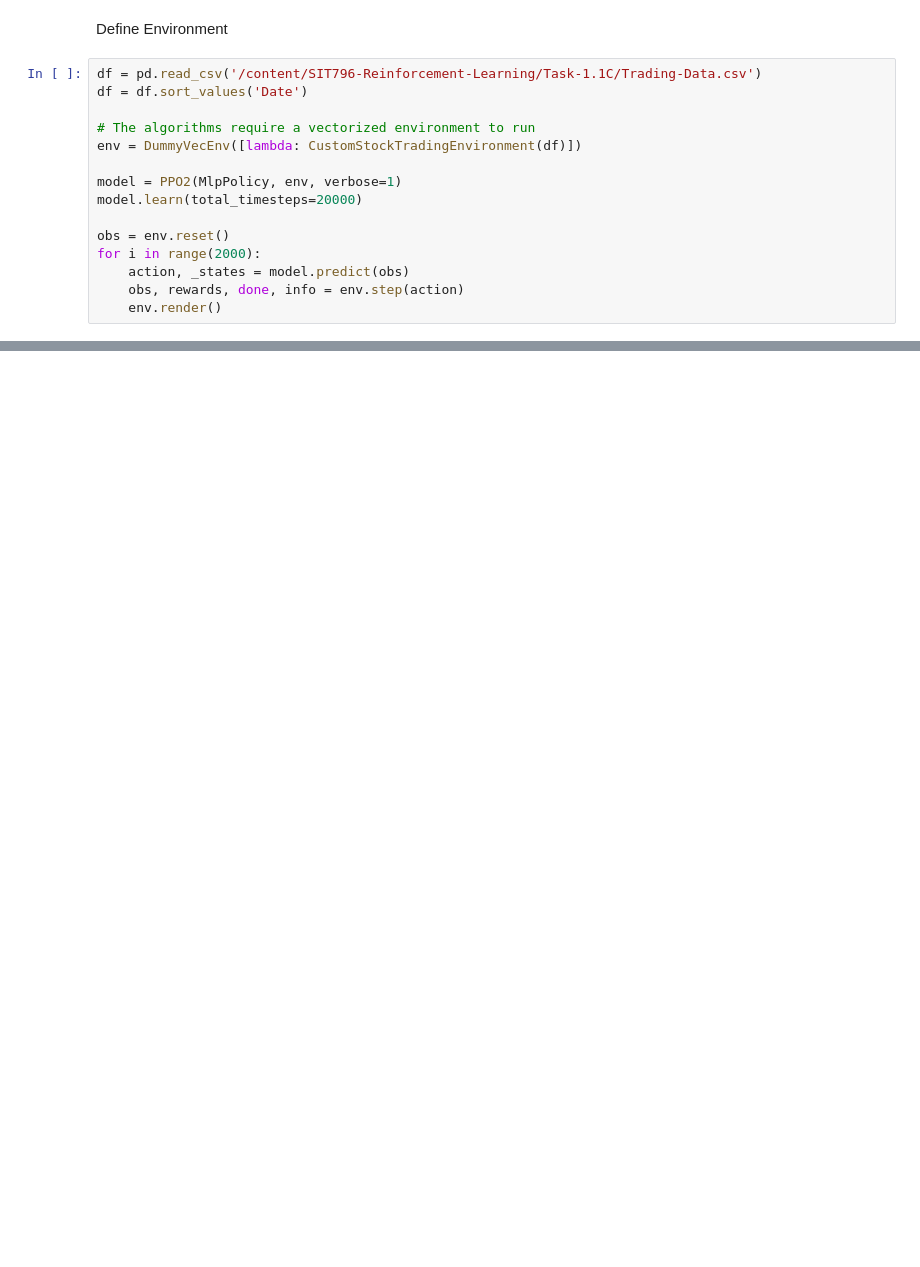
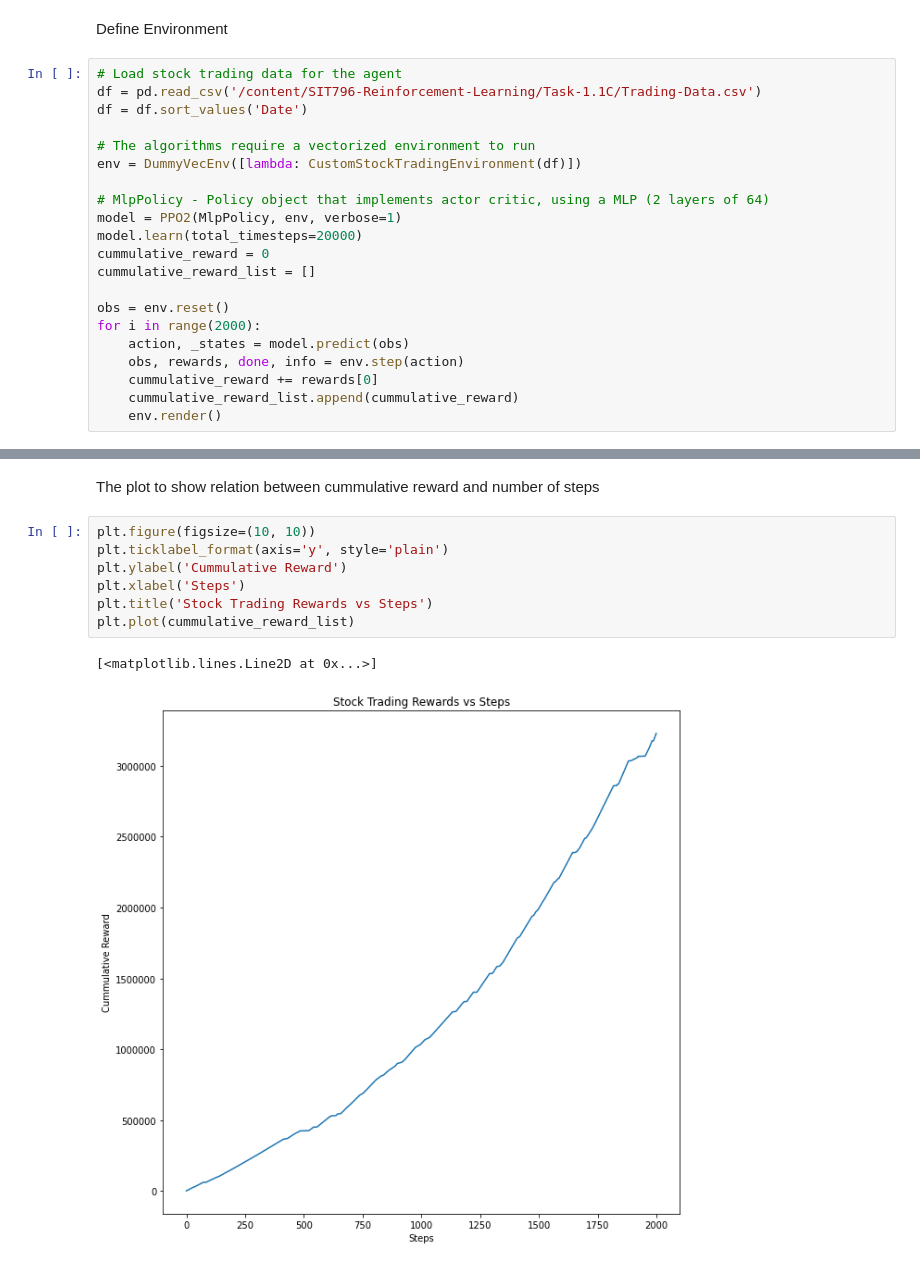
Before and after one commit to anand-bidwalkar/SIT796-Reinforcement-Learning, a Jupyter notebook: Task-1.1C/SIT796_Task1_1C.ipynb, the cells around one changed output, grey strips where cells are left out. Saved outputs shown, nothing was run; the diff lists cells and outputs as text; blank space fills up the shorter version.

```diff
--- a/Task-1.1C/SIT796_Task1_1C.ipynb
+++ b/Task-1.1C/SIT796_Task1_1C.ipynb
@@ -171,18 +174,24 @@ Unpacking objects: 100% (7/7), done.
 # %% [markdown]
 Define Environment
 # %%
+# Load stock trading data for the agent
 df = pd.read_csv('/content/SIT796-Reinforcement-Learning/Task-1.1C/Trading-Data.csv')
 df = df.sort_values('Date')
 
 # The algorithms require a vectorized environment to run
 env = DummyVecEnv([lambda: CustomStockTradingEnvironment(df)])
 
+# MlpPolicy - Policy object that implements actor critic, using a MLP (2 layers of 64)
 model = PPO2(MlpPolicy, env, verbose=1)
 model.learn(total_timesteps=20000)
+cummulative_reward = 0
+cummulative_reward_list = []
 
 obs = env.reset()
 for i in range(2000):
     action, _states = model.predict(obs)
     obs, rewards, done, info = env.step(action)
+    cummulative_reward += rewards[0]
+    cummulative_reward_list.append(cummulative_reward)
     env.render()
 # %% [output]
@@ -208,0 +229,12 @@ Profit accumulated:  12362.91491248335
+# %% [markdown]
+The plot to show relation between cummulative reward and number of steps
+# %%
+plt.figure(figsize=(10, 10))
+plt.ticklabel_format(axis='y', style='plain')
+plt.ylabel('Cummulative Reward')
+plt.xlabel('Steps')
+plt.title('Stock Trading Rewards vs Steps')
+plt.plot(cummulative_reward_list)
+# %% [output]
+[<matplotlib.lines.Line2D at 0x...>]
+[figure, added]
```
Also changed, not shown: parts of 4 cells of this notebook.
